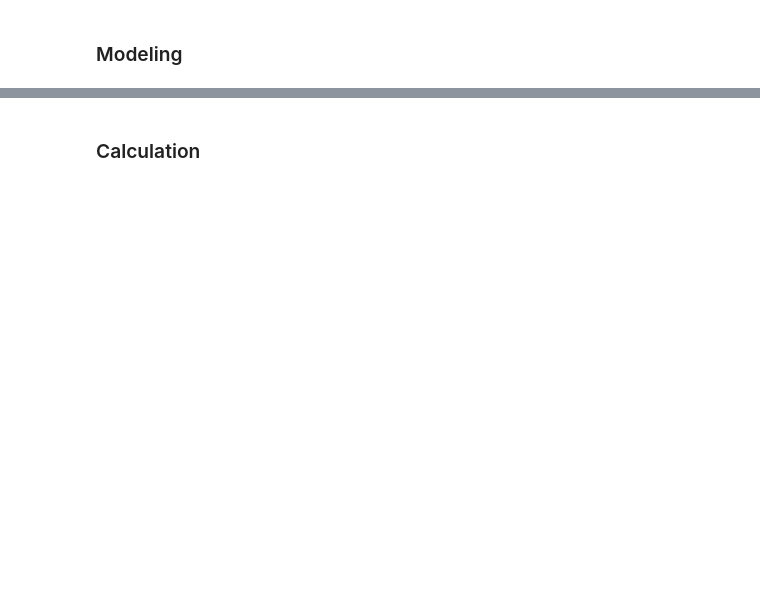
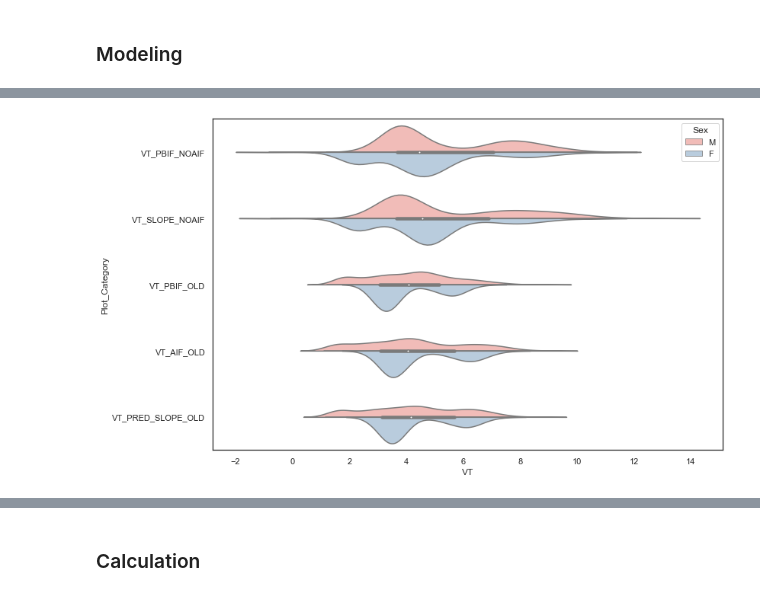
Before and after one commit to darenma/PBIF, a Jupyter notebook: ML-Model-2.ipynb, the cells around one changed output, grey strips where cells are left out. Cells and saved outputs as stored; diff of their text form; code cells hidden in the pictures; blank space fills up the shorter version.

```diff
--- a/ML-Model-2.ipynb
+++ b/ML-Model-2.ipynb
@@ -193,0 +640,13 @@ Accuracy = 94.01%.
+# %%
+dg2= pd.read_csv("dg2.csv", index_col=0)
+# %%
+# M:1, AG:2
+dg2.loc[dg2.Sex=="1.0", "Sex"] = "M"
+dg2.loc[dg2.Sex=="0.0", "Sex"] = "F"
+dg2.loc[dg2.Genotype=="2.0", "Genotype"] = "AG"
+dg2.loc[dg2.Genotype=="1.0", "Genotype"] = "GG"
+# dg2.Sex.astype(int)
+# %%
+dg2.loc[dg2.ID.str.startswith("1"), "Diagnosis"] = "PD"
+# %%
+dg2.Diagnosis = dg2.Diagnosis.fillna("CN")
@@ -193,0 +673,7 @@ Accuracy = 94.01%.
+# %%
+sns.set(style="white", rc={"figure.figsize": (12, 8)})
+
+sns.violinplot(data=dg2, x="VT", y="Plot_Category", hue="Sex",palette="Pastel1", split=True)
+plt.savefig("Violin_Sex.tif", dpi=600)
+# %% [output]
+[figure, added]
```
Also changed, not shown: parts of 132 cells of this notebook, 30 other files.
